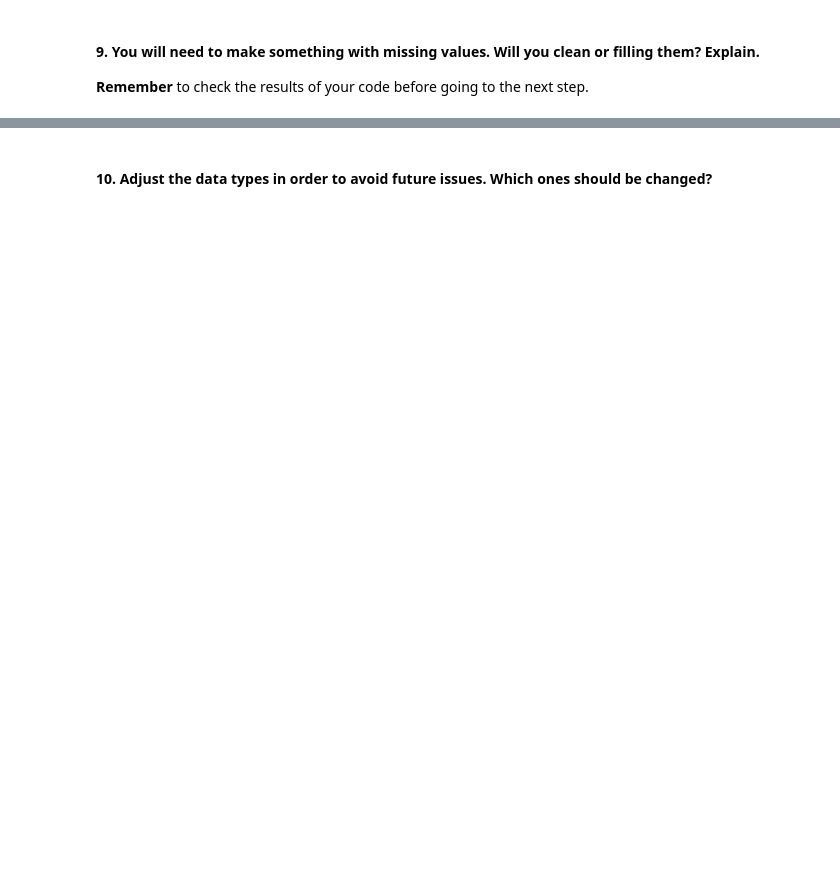
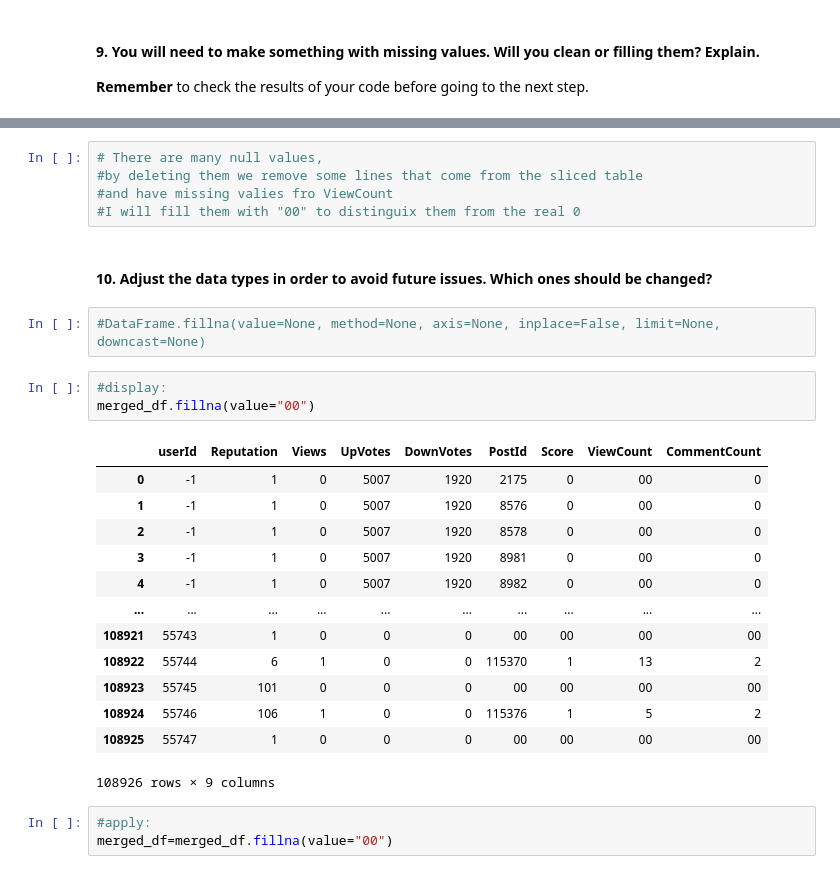
Before and after one commit to ta-data-bcn/lab-data-cleaning, a Jupyter notebook: your-code/main.ipynb, the cells around one changed output, grey strips where cells are left out. Drawn from its saved outputs; the diff is of its cells as text; blank space fills up the shorter version.

```diff
--- a/your-code/main.ipynb
+++ b/your-code/main.ipynb
@@ -25,2 +207,29 @@ You will need to make a [merge](https://pandas.pydata.org/pandas-docs/stable/gen
+# %%
+# There are many null values,
+#by deleting them we remove some lines that come from the sliced table
+#and have missing valies fro ViewCount
+#I will fill them with "00" to distinguix them from the real 0
 # %% [markdown]
 #### 10. Adjust the data types in order to avoid future issues. Which ones should be changed?
+# %%
+#DataFrame.fillna(value=None, method=None, axis=None, inplace=False, limit=None, downcast=None)
+# %%
+#display:
+merged_df.fillna(value="00")
+# %% [output]
+|  | userId | Reputation | Views | UpVotes | DownVotes | PostId | Score | ViewCount | CommentCount |
+| 0 | -1 | 1 | 0 | 5007 | 1920 | 2175 | 0 | 00 | 0 |
+| 1 | -1 | 1 | 0 | 5007 | 1920 | 8576 | 0 | 00 | 0 |
+| 2 | -1 | 1 | 0 | 5007 | 1920 | 8578 | 0 | 00 | 0 |
+| 3 | -1 | 1 | 0 | 5007 | 1920 | 8981 | 0 | 00 | 0 |
+| 4 | -1 | 1 | 0 | 5007 | 1920 | 8982 | 0 | 00 | 0 |
+| ... | ... | ... | ... | ... | ... | ... | ... | ... | ... |
+| 108921 | 55743 | 1 | 0 | 0 | 0 | 00 | 00 | 00 | 00 |
+| 108922 | 55744 | 6 | 1 | 0 | 0 | 115370 | 1 | 13 | 2 |
+| 108923 | 55745 | 101 | 0 | 0 | 0 | 00 | 00 | 00 | 00 |
+| 108924 | 55746 | 106 | 1 | 0 | 0 | 115376 | 1 | 5 | 2 |
+| 108925 | 55747 | 1 | 0 | 0 | 0 | 00 | 00 | 00 | 00 |
+108926 rows × 9 columns
+# %%
+#apply:
+merged_df=merged_df.fillna(value="00")
```
Also changed, not shown: parts of 27 cells of this notebook.
